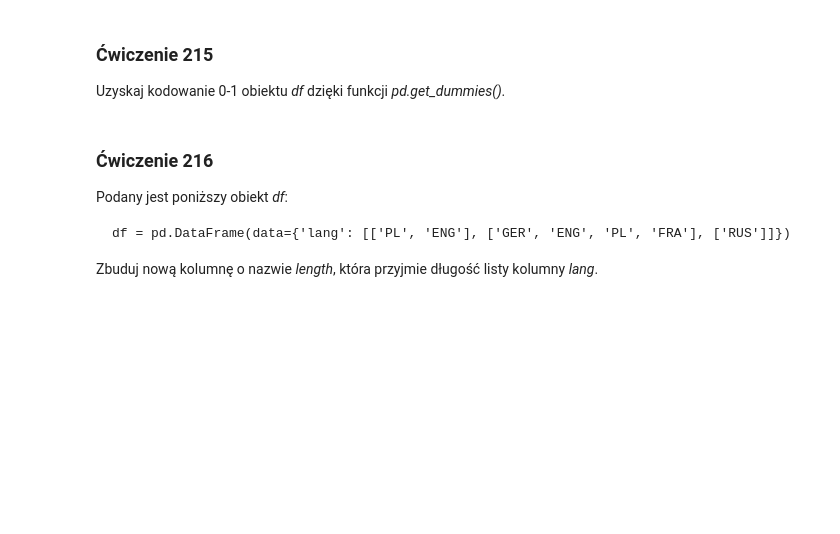
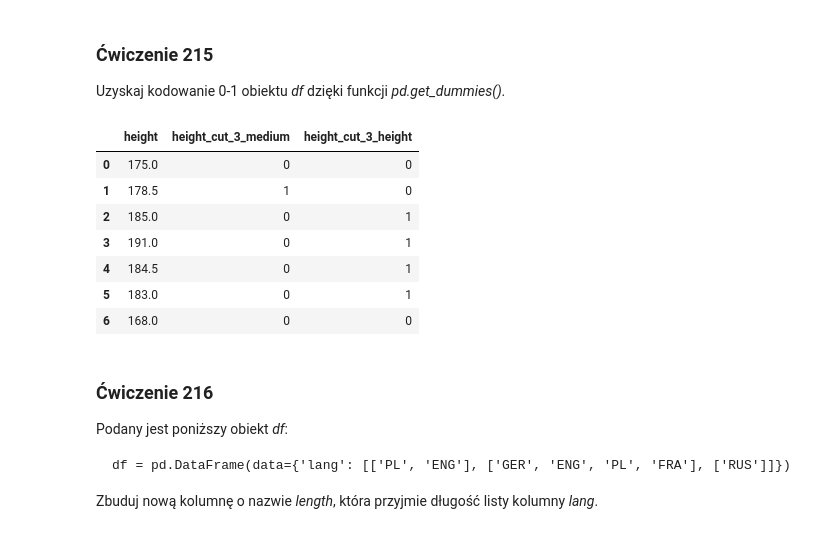
Before and after one commit to Krzesimir13/Udemy_DS, a Jupyter notebook: 211_220_exercises.ipynb, the cells around one changed output. Saved outputs shown, nothing was run; the diff lists cells and outputs as text; code cells hidden in the pictures; blank space fills up the shorter version.

```diff
--- a/211_220_exercises.ipynb
+++ b/211_220_exercises.ipynb
@@ -66,2 +89,4 @@ Usuń kolumny _height_cut_ oraz _height_cut_2_ z obiektu _df_.
+# %%
+df.drop(['height_cut', 'height_cut_2'], axis=1, inplace=True)
 # %% [markdown]
 Zmień nazwę kolumny _height_cut_3_ na _height_level_.
@@ -69,0 +93,3 @@ Zmień nazwę kolumny _height_cut_3_ na _height_level_.
+# %%
+df['height_cut_3'].rename('height_level', inplace=True)
+df
@@ -75,3 +108,14 @@ Uzyskaj kodowanie 0-1 obiektu _df_ dzięki funkcji _pd.get_dummies()_.
+# %%
+pd.get_dummies(df, drop_first=True, dtype=int)
+# %% [output]
+|  | height | height_cut_3_medium | height_cut_3_height |
+| 0 | 175.0 | 0 | 0 |
+| 1 | 178.5 | 1 | 0 |
+| 2 | 185.0 | 0 | 1 |
+| 3 | 191.0 | 0 | 1 |
+| 4 | 184.5 | 0 | 1 |
+| 5 | 183.0 | 0 | 1 |
+| 6 | 168.0 | 0 | 0 |
 # %% [markdown]
 ### <a name='6'></a> Ćwiczenie 216
 Podany jest poniższy obiekt _df_:
```
Also changed, not shown: parts of 21 cells of this notebook.
